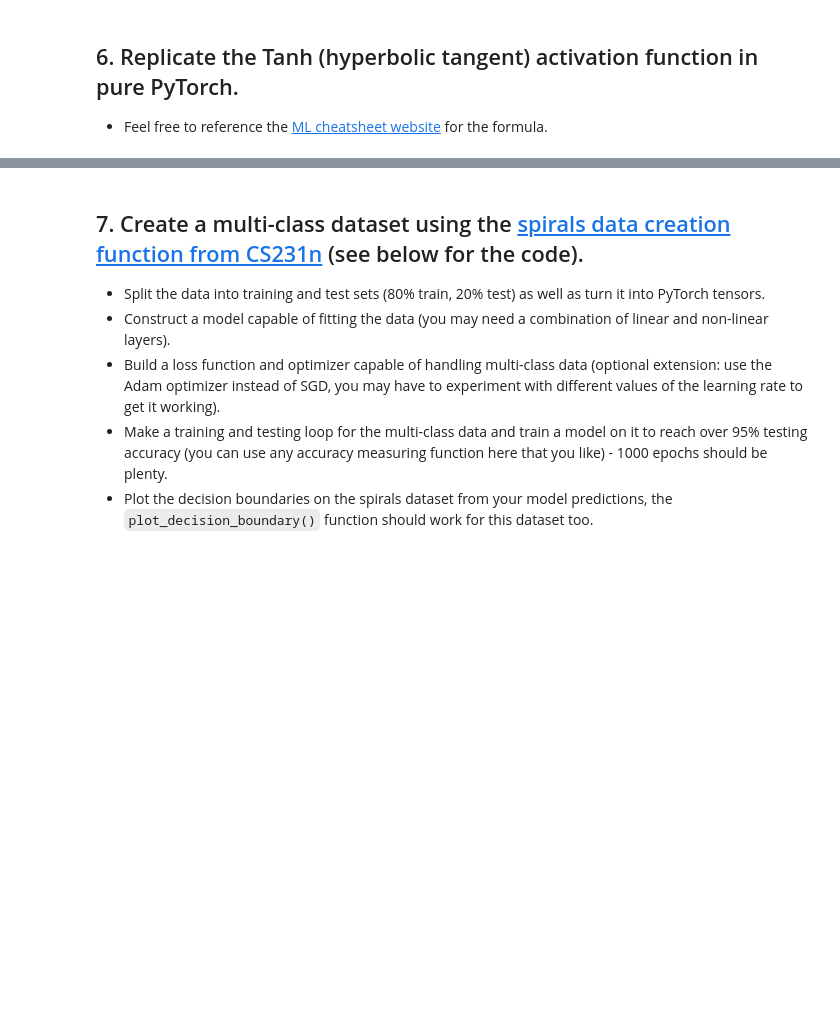
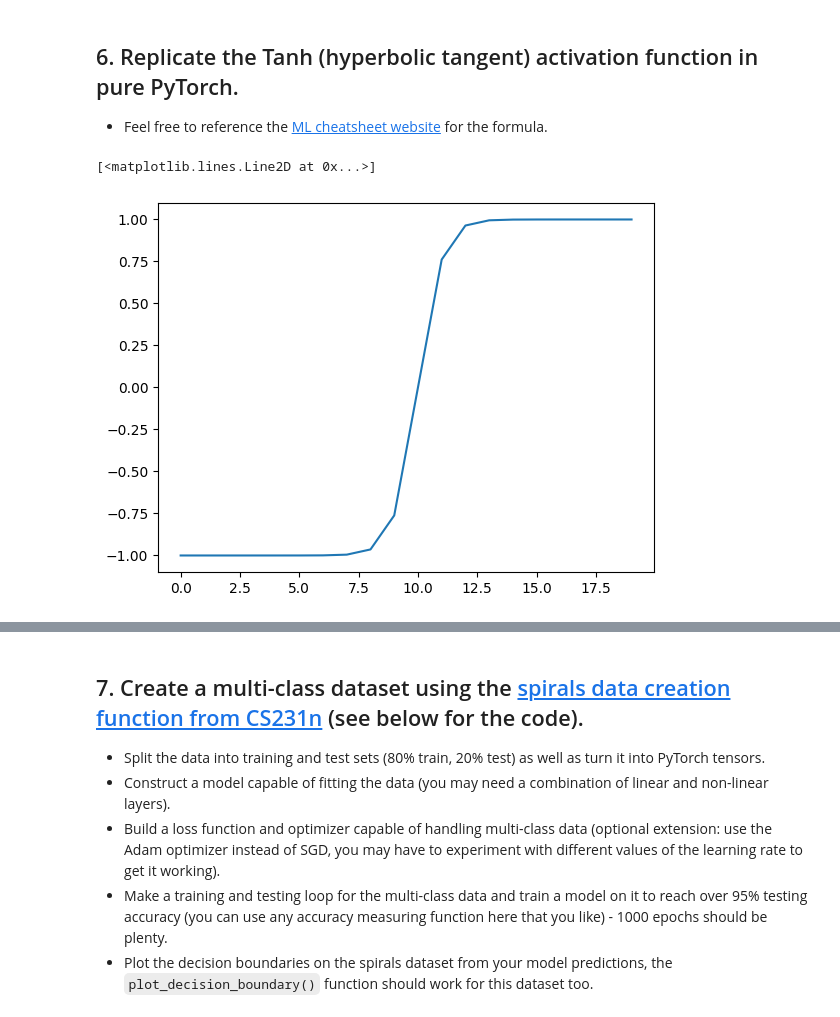
Before and after one commit to saurabhaloneai/Pytorch-complete, a Jupyter notebook: Pytorch_clean_Day2.ipynb, the cells around one changed output, grey strips where cells are left out. Saved outputs shown, nothing was run; the diff lists cells and outputs as text; code cells hidden in the pictures; blank space fills up the shorter version.

```diff
--- a/Pytorch_clean_Day2.ipynb
+++ b/Pytorch_clean_Day2.ipynb
@@ -299,2 +304,7 @@ def plot_decision_boundary(model, X, y):
 # %%
 # Test torch.tanh() on the tensor and plot it
+a1 = torch.tanh(a)
+plt.plot(a1)
+# %% [output]
+[<matplotlib.lines.Line2D at 0x...>]
+[figure, added]
```
Also changed, not shown: parts of 5 cells of this notebook.
